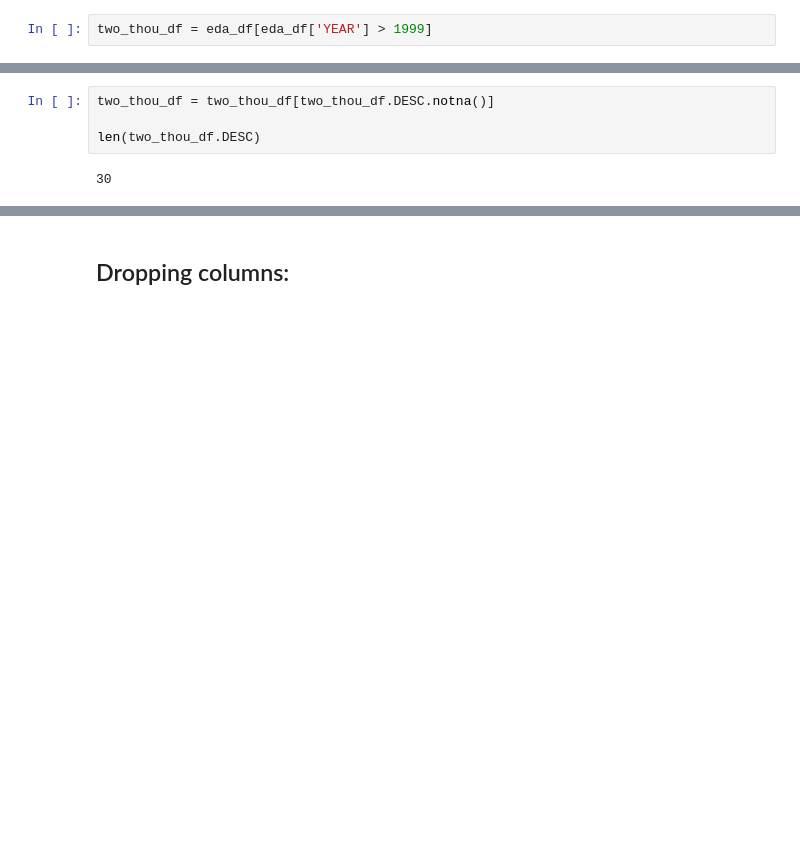
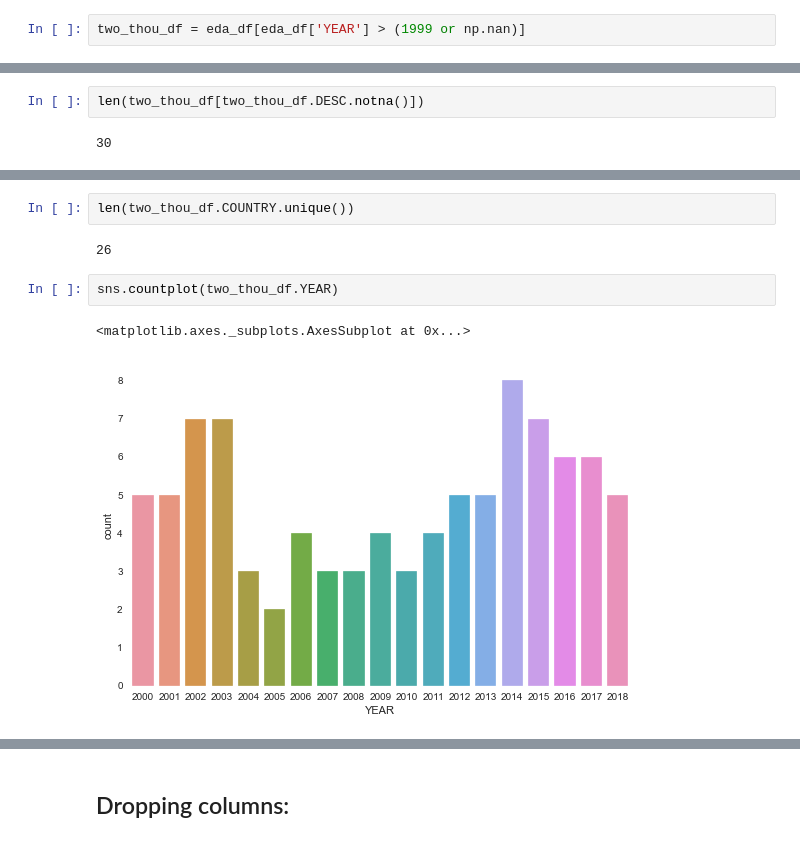
Before and after one commit to MichaelBurak/regime_changes, a Jupyter notebook: regime_changes.ipynb, the cells around one changed output, grey strips where cells are left out. Cells and saved outputs as stored; diff of their text form; blank space fills up the shorter version.

```diff
--- a/regime_changes.ipynb
+++ b/regime_changes.ipynb
@@ -180,2 +184,2 @@ len(eda_df[eda_df['YEAR'] > 1999])
 # %%
-two_thou_df = eda_df[eda_df['YEAR'] > 1999]
+two_thou_df = eda_df[eda_df['YEAR'] > (1999 or np.nan)]
@@ -182,6 +210,4 @@ two_thou_df = eda_df[eda_df['YEAR'] > 1999]
 # %%
-two_thou_df = two_thou_df[two_thou_df.DESC.notna()]
-
-len(two_thou_df.DESC)
+len(two_thou_df[two_thou_df.DESC.notna()])
 # %% [output]
 30
@@ -187,0 +223,9 @@ len(two_thou_df.DESC)
+# %%
+len(two_thou_df.COUNTRY.unique())
+# %% [output]
+26
+# %%
+sns.countplot(two_thou_df.YEAR)
+# %% [output]
+<matplotlib.axes._subplots.AxesSubplot at 0x...>
+[figure, added]
```
Also changed, not shown: parts of 42 cells of this notebook.
